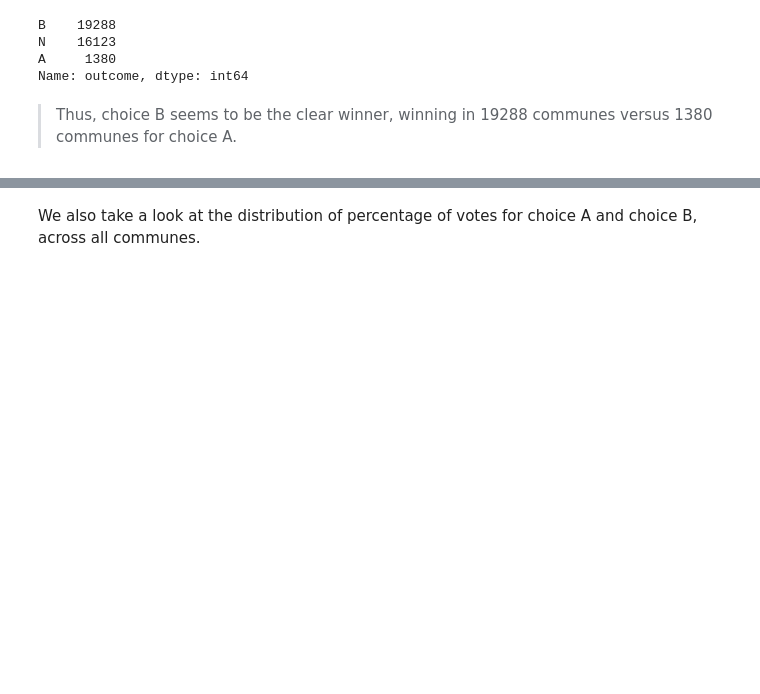
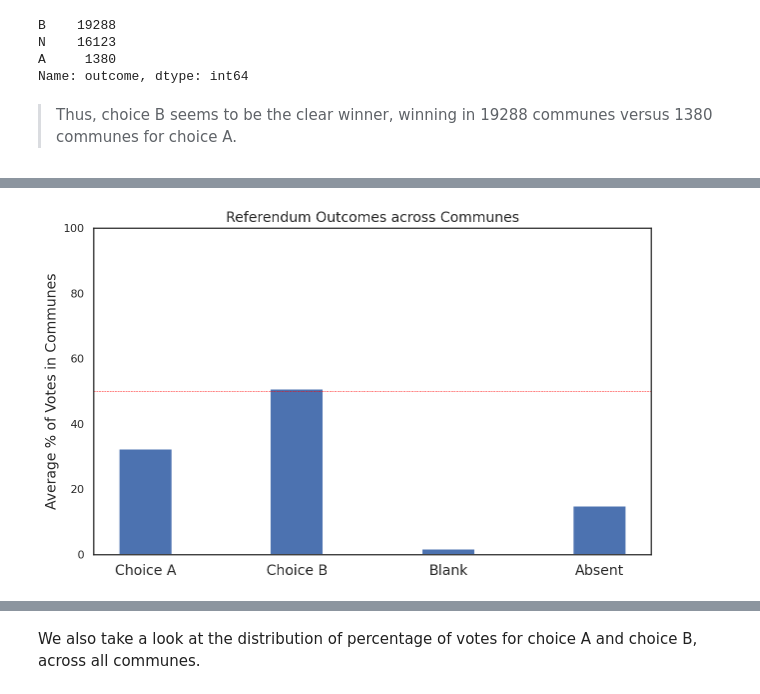
Before and after one commit to palsagar/SGR_project, a Jupyter notebook: eda.ipynb, the cells around one changed output, grey strips where cells are left out. Cells and saved outputs as stored; diff of their text form; code cells hidden in the pictures; blank space fills up the shorter version.

```diff
--- a/eda.ipynb
+++ b/eda.ipynb
@@ -338,0 +372,24 @@ data_mod.head().transpose()
+# %%
+labels = ["Choice A", 'Choice B', "Blank", "Absent"]
+heights = [data_mod["choice_a"].median() , data_mod["choice_b"].median(), data_mod["no_vote"].median(), data_mod["absent"].median()]
+
+#x = np.arange(len(labels))
+width = 0.35       # the width of the bars: can also be len(x) sequence
+
+fig, ax = plt.subplots(figsize=(10,6))
+
+b1 = ax.bar(labels, heights, width);
+ax.axhline(50.0, color="red", ls="--", lw=0.5);
+
+#b1 = ax.bar(x - width/2.0, data_mod["choice_a"]., width, label='Choice A')
+#b2 = ax.bar(x + width/2.0, dep_means["choice_b"], width, label='Choice B')
+
+ax.set_title("Referendum Outcomes across Communes", fontsize =14)
+ax.set_ylabel('Average % of Votes in Communes', fontsize=14);
+ax.set_ylim(0,100);
+ax.set_xticks(labels);
+ax.set_xticklabels(labels, fontsize=14);
+#ax.set_xticklabels(labels = labels, fontsize=14);
+#ax.legend(fontsize=14);
+# %% [output]
+[figure, added]
```
Also changed, not shown: parts of 48 cells of this notebook.
